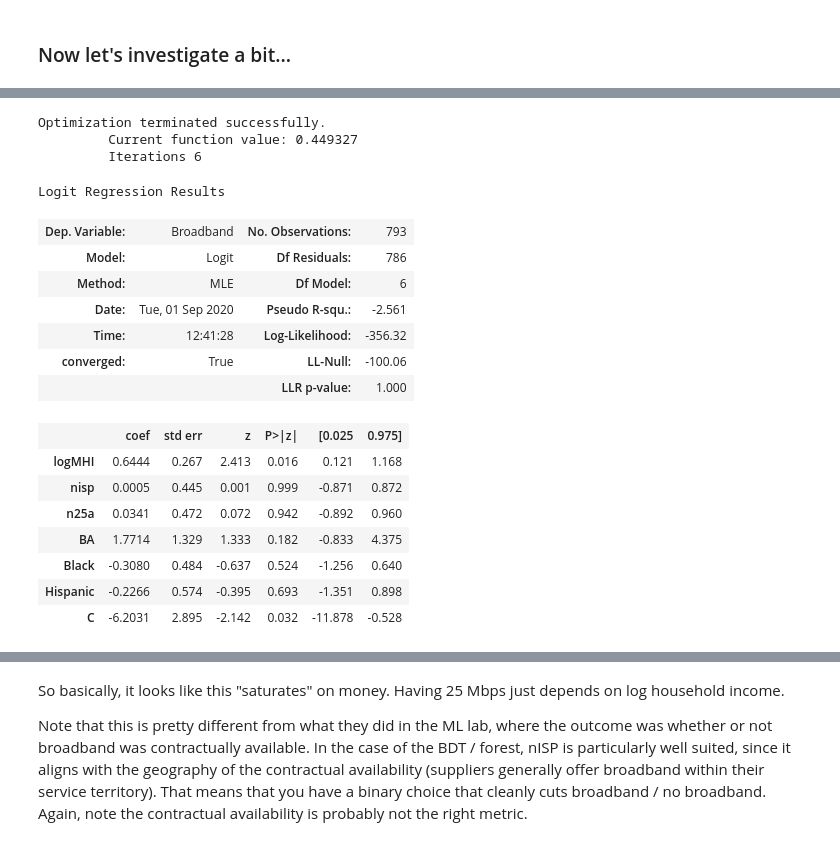
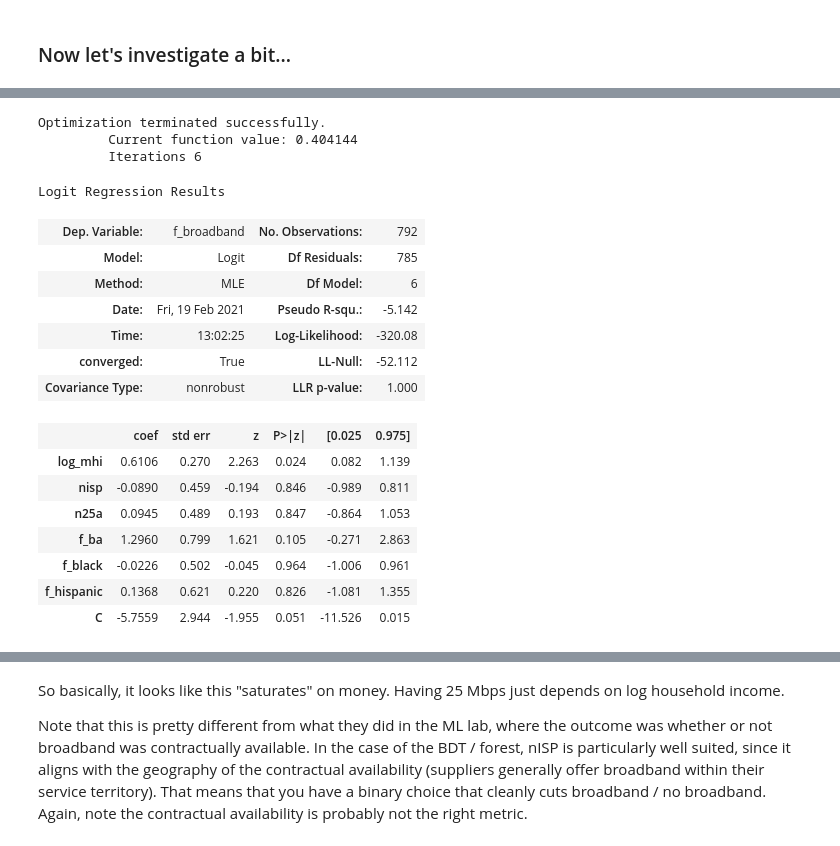
Before and after one commit to JamesSaxon/neighborhood_broadband, a Jupyter notebook: census/acs_fcc.ipynb, the cells around one changed output, grey strips where cells are left out. Drawn from its saved outputs; the diff is of its cells as text; code cells hidden in the pictures.

````diff
--- a/census/acs_fcc.ipynb
+++ b/census/acs_fcc.ipynb
@@ -45,18 +45,29 @@ WHERE
   tr18.geoid IS NULL;
 ```
 # %%
-fcc = pd.read_csv("data/fcc_tract.csv.gz")
+fcc = pd.read_csv("../data/fcc_tract.csv.gz")
 
 #  The only city tract
 fcc.replace({"geoid" : {6037930401 : 6037137000}}, inplace = True)
 # %% [markdown]
 ### ACS
 # %%
-acs = pd.read_csv("data/acs_2018.csv.gz",
-                  usecols = ["geoid", "Broadband", "Computer", "BA", "logMHI", "Black", "Hispanic"])
+acs = pd.read_csv("../data/acs_2019.csv.gz")
 
+acs.drop(["state", "county", "tract"], inplace = True, axis = 1)
 acs["city"] = acs.geoid.replace(city_tracts)
 acs.loc[~acs.geoid.isin(city_tracts), "city"] = np.nan
+# %%
+acs["nhh_no_broadband"]                     = acs["households"] - acs["nhh_broadband"]
+acs["n_children_no_computer_and_broadband"] = acs["n_children"] - acs["n_children_computer_and_broadband"]
+
+acs["f_children_computer_and_broadband"] \
+  = (acs["n_children_computer_and_broadband"] / acs["n_children"]).round(3)
+
+for v in ["f_broadband", "f_computer", "f_ba", "f_black", "f_hispanic"]:
+    acs.loc[acs[v] < 0, v] = np.nan
+# %%
+acs["raw_ba"] = acs["n_ba"] / acs["den_ba"]
 # %% [markdown]
 ### Merge them...
 # %%
@@ -173,26 +196,26 @@ from statsmodels.discrete.discrete_model import Logit as logit, Probit as probit
 # %%
 chicago["C"] = 1  ## Add a constant
 # %%
-exog = ["logMHI", "nisp", "n25a", "BA", "Black", "Hispanic", "C"]
-logit(chicago.Broadband, chicago[exog]).fit().summary()
+exog = ["log_mhi", "nisp", "n25a", "f_ba", "f_black", "f_hispanic", "C"]
+logit(chicago.f_broadband, chicago[exog]).fit().summary()
 # %% [output]
 Optimization terminated successfully.
-         Current function value: 0.449327
+         Current function value: 0.404144
          Iterations 6
 Logit Regression Results
-| Dep. Variable: | Broadband | No. Observations: | 793 |
-| Model: | Logit | Df Residuals: | 786 |
+| Dep. Variable: | f_broadband | No. Observations: | 792 |
+| Model: | Logit | Df Residuals: | 785 |
 | Method: | MLE | Df Model: | 6 |
-| Date: | Tue, 01 Sep 2020 | Pseudo R-squ.: | -2.561 |
-| Time: | 12:41:28 | Log-Likelihood: | -356.32 |
-| converged: | True | LL-Null: | -100.06 |
-|  |  | LLR p-value: | 1.000 |
+| Date: | Fri, 19 Feb 2021 | Pseudo R-squ.: | -5.142 |
+| Time: | 13:02:25 | Log-Likelihood: | -320.08 |
+| converged: | True | LL-Null: | -52.112 |
+| Covariance Type: | nonrobust | LLR p-value: | 1.000 |
 |  | coef | std err | z | P>|z| | [0.025 | 0.975] |
-| logMHI | 0.6444 | 0.267 | 2.413 | 0.016 | 0.121 | 1.168 |
-| nisp | 0.0005 | 0.445 | 0.001 | 0.999 | -0.871 | 0.872 |
-| n25a | 0.0341 | 0.472 | 0.072 | 0.942 | -0.892 | 0.960 |
-| BA | 1.7714 | 1.329 | 1.333 | 0.182 | -0.833 | 4.375 |
-| Black | -0.3080 | 0.484 | -0.637 | 0.524 | -1.256 | 0.640 |
-| Hispanic | -0.2266 | 0.574 | -0.395 | 0.693 | -1.351 | 0.898 |
-| C | -6.2031 | 2.895 | -2.142 | 0.032 | -11.878 | -0.528 |
+| log_mhi | 0.6106 | 0.270 | 2.263 | 0.024 | 0.082 | 1.139 |
+| nisp | -0.0890 | 0.459 | -0.194 | 0.846 | -0.989 | 0.811 |
+| n25a | 0.0945 | 0.489 | 0.193 | 0.847 | -0.864 | 1.053 |
+| f_ba | 1.2960 | 0.799 | 1.621 | 0.105 | -0.271 | 2.863 |
+| f_black | -0.0226 | 0.502 | -0.045 | 0.964 | -1.006 | 0.961 |
+| f_hispanic | 0.1368 | 0.621 | 0.220 | 0.826 | -1.081 | 1.355 |
+| C | -5.7559 | 2.944 | -1.955 | 0.051 | -11.526 | 0.015 |
 # %%
````
Also changed, not shown: parts of 11 cells of this notebook, 3 other files.
